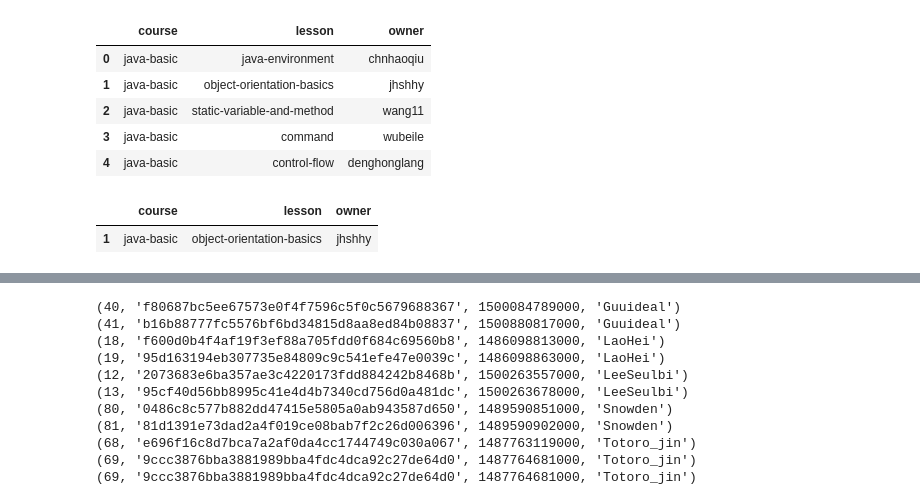
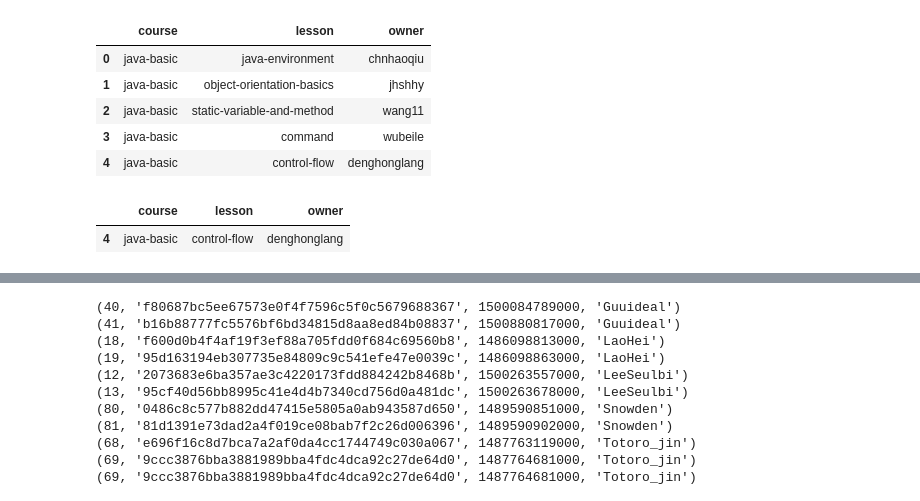
Before and after one commit to xzhren/autoQA, a Jupyter notebook: QAUtils-Test.ipynb, the cells around one changed output, grey strips where cells are left out. Drawn from its saved outputs; the diff is of its cells as text; code cells hidden in the pictures.

```diff
--- a/QAUtils-Test.ipynb
+++ b/QAUtils-Test.ipynb
@@ -25,11 +27,11 @@ lessonQA_keys.head()
 | 3 | java-basic | command | wubeile |
 | 4 | java-basic | control-flow | denghonglang |
 # %%
-sample_key = lessonQA.get_key_by_index(1)
+sample_key = lessonQA.get_key_by_index(4)
 sample_key
 # %% [output]
 |  | course | lesson | owner |
-| 1 | java-basic | object-orientation-basics | jhshhy |
+| 4 | java-basic | control-flow | denghonglang |
 # %%
 lesson_dialogue_pd = lessonQA.get_lessson_by_key(sample_key)
 lesson_dialogue_pd
```
Also changed, not shown: parts of 30 cells of this notebook, 2 other files.
